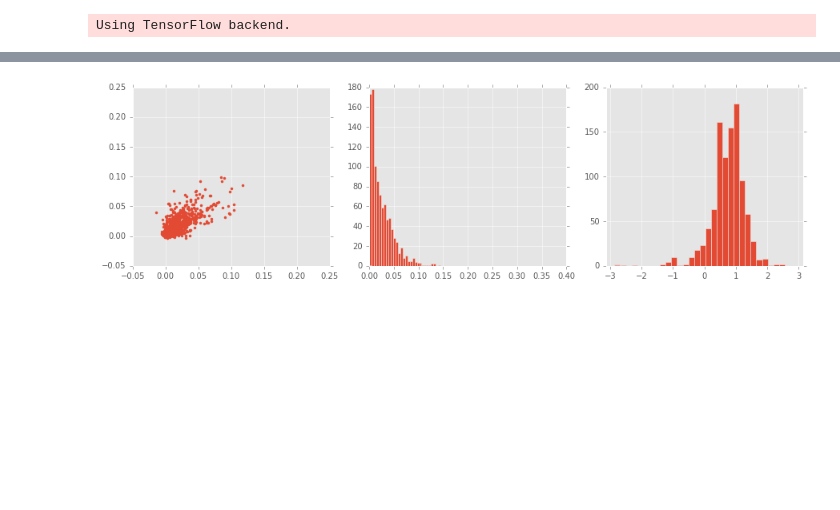
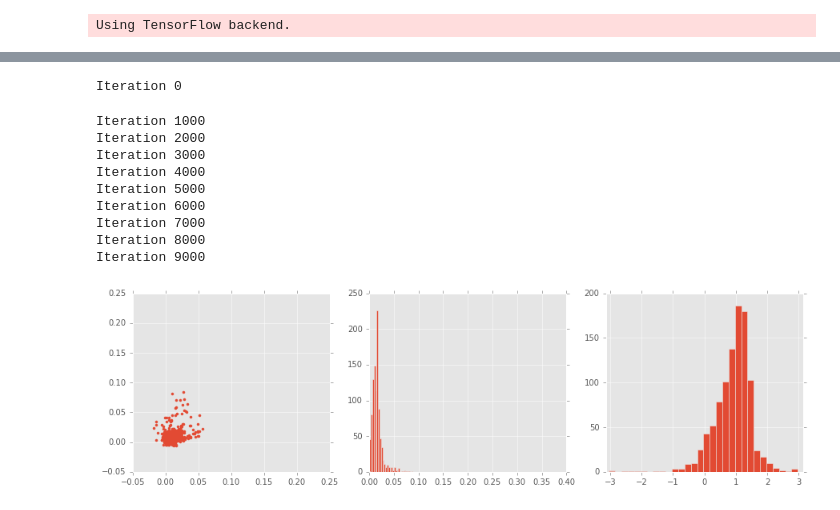
Before and after one commit to drpeteb/baby-gan, a Jupyter notebook: baby-gan.ipynb, the cells around one changed output, grey strips where cells are left out. Saved outputs shown, nothing was run; the diff lists cells and outputs as text; code cells hidden in the pictures; blank space fills up the shorter version.

```diff
--- a/baby-gan.ipynb
+++ b/baby-gan.ipynb
@@ -133,26 +133,39 @@ Epoch 10/10
 <keras.callbacks.History at 0x...>
 # %%
 # Train
-num_it = 50
+num_it = 10000
 
 for it in range(num_it):
+
+    if ((it + 1) % 1000) == 0:
+        print("Iteration " + str(it))
 
     # Sample from generator
     fakes = generator.predict(noise_gen.rvs(size=n))
 
     # Update discriminator
     x_batch = np.concatenate((generate_real_data(n, d=d), fakes), axis=0)
     y_batch = np.concatenate((np.ones(n), np.zeros(n)), axis=0)
     discriminator.train_on_batch(x_batch, y_batch)
 
     # Update generator
     switch_trainable(discriminator, False)
     adversarial.train_on_batch(noise_gen.rvs(size=n), np.ones(n))
     switch_trainable(discriminator, True)
 
 fake_data = generator.predict(noise_gen.rvs(size=n))
 
 plot_data(fake_data)
 plt.show()
 # %% [output]
+Iteration 0
+Iteration 1000
+Iteration 2000
+Iteration 3000
+Iteration 4000
+Iteration 5000
+Iteration 6000
+Iteration 7000
+Iteration 8000
+Iteration 9000
-[figure, old version]
+[figure, new version]
```
Also changed, not shown: parts of 2 cells of this notebook.
